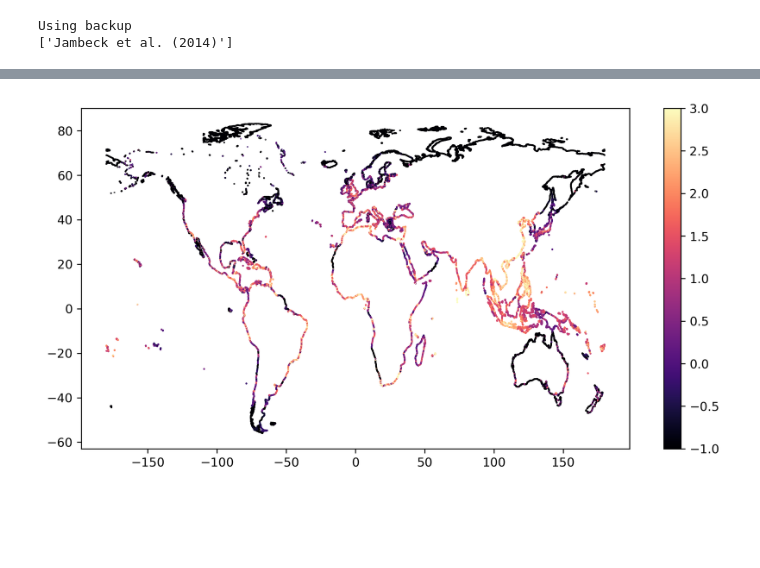
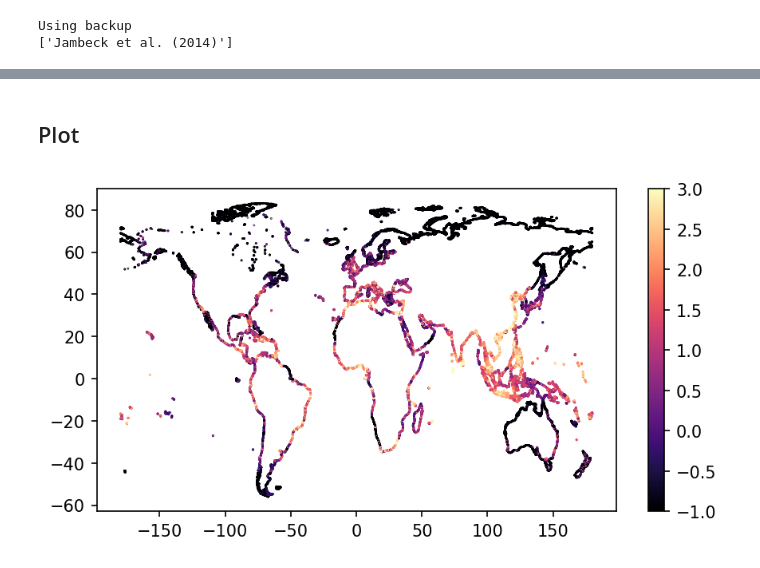
Before and after one commit to fanqi203/plasticparcels, a Jupyter notebook: src/release/create_coastal_release.ipynb, the cells around one changed output, grey strips where cells are left out. Cells and saved outputs as stored; diff of their text form; code cells hidden in the pictures; blank space fills up the shorter version.

```diff
--- a/src/release/create_coastal_release.ipynb
+++ b/src/release/create_coastal_release.ipynb
@@ -47,6 +44,9 @@ def get_coords_from_polygon(shape):
     """
     Get a list of coordinate points on a Polygon
     (or MultiPolygon) shape
+
+    Based on: https://stackoverflow.com/questions/58844463/how-to-get-a-list-of-every-point-inside-a-multipolygon-using-shapely
+
     """
     coords = []
 
@@ -223,7 +195,7 @@ MPW = MPW.fillna('') #Set the bottom rows with black info to blank strings
 MPW = MPW[MPW['Country']!=''] #Only keep data with valid country names
 MPW['Country'] = MPW['Country'].replace(regex='[0-9]',value='').str.replace('&', 'and') # Remove the numbers (superscripts) after some country names and replace ampersands with 'and'
 
-# Manually change the Jambeck names to match those in the GPW dataset
+# Manually change the Jambeck names to match those in the GPW dataset -- Really we should update some of the RHS too
 MPW['Country'] = MPW['Country'].replace('Brunei', 'Brunei Darussalam')
 MPW['Country'] = MPW['Country'].replace('Curacao', 'Curaçao') # This might be annoying later...
 MPW['Country'] = MPW['Country'].replace('Congo, Dem rep. of', 'Democratic Republic of the Congo')
@@ -241,14 +213,13 @@ MPW['Country'] = MPW['Country'].replace('Congo Rep of', 'Republic of the Congo')
 MPW['Country'] = MPW['Country'].replace('Palestine (Gaza Strip is only part on the coast)', 'Palestine')
 MPW['Country'] = MPW['Country'].replace('Saint Maarten, DWI', 'Sint Maarten')
 MPW['Country'] = MPW['Country'].replace('USVI', 'United States Virgin Islands')
+MPW['Country'] = MPW['Country'].replace('Sao Tome and Principe', 'São Tomé and Principe')
+# Below commented out because it obviously doubles up rows when left-joining. TODO: Sort out these countries...
 #MPW['Country'] = MPW['Country'].replace('Northern Cyprus', 'Cyprus') # Combines the two sets
-MPW['Country'] = MPW['Country'].replace('Gibraltar', 'United Kingdom') # Add to UK
-MPW['Country'] = MPW['Country'].replace('French Guiana', 'France')
-MPW['Country'] = MPW['Country'].replace('Guadeloupe', 'France')
-MPW['Country'] = MPW['Country'].replace('Martinique', 'France')
-MPW['Country'] = MPW['Country'].replace('Christmas Island', 'Australia')
-MPW['Country'] = MPW['Country'].replace('Reunion', 'France')
-MPW['Country'] = MPW['Country'].replace('Netherlands Antilles', 'Netherlands')
-MPW['Country'] = MPW['Country'].replace('Sao Tome and Principe', 'São Tomé and Principe')
-
-MPW
+#MPW['Country'] = MPW['Country'].replace('Gibraltar', 'United Kingdom') # Add to UK
+#MPW['Country'] = MPW['Country'].replace('French Guiana', 'France')
+#MPW['Country'] = MPW['Country'].replace('Guadeloupe', 'France')
+#MPW['Country'] = MPW['Country'].replace('Martinique', 'France')
+#MPW['Country'] = MPW['Country'].replace('Christmas Island', 'Australia')
+#MPW['Country'] = MPW['Country'].replace('Reunion', 'France')
+#MPW['Country'] = MPW['Country'].replace('Netherlands Antilles', 'Netherlands')
@@ -323,10 +279,12 @@ coastal_density_mpw_df['MPW_Cell'] = coastal_density_mpw_df['Area[km2]']*coastal
 # %%
 # Save output
 coastal_density_mpw_df.to_csv(output_data+'coastal_population_MPW_NEMO0083.csv')
+# %% [markdown]
+## Plot
 # %%
-plt.figure(figsize=(10,5), dpi=300)
+plt.figure(figsize=(7,3.5), dpi=150)
 plt.scatter(coastal_density_mpw_df['Longitude'], coastal_density_mpw_df['Latitude'], c=np.log10(np.array(coastal_density_mpw_df['MPW_Cell'], dtype=np.float32)), cmap=plt.cm.magma, s=0.1, vmin=-1, vmax=3)
 plt.colorbar()
 plt.show()
 # %% [output]
-[figure, old version]
+[figure, new version]
```
Also changed, not shown: parts of 10 cells of this notebook, 2 other files.
